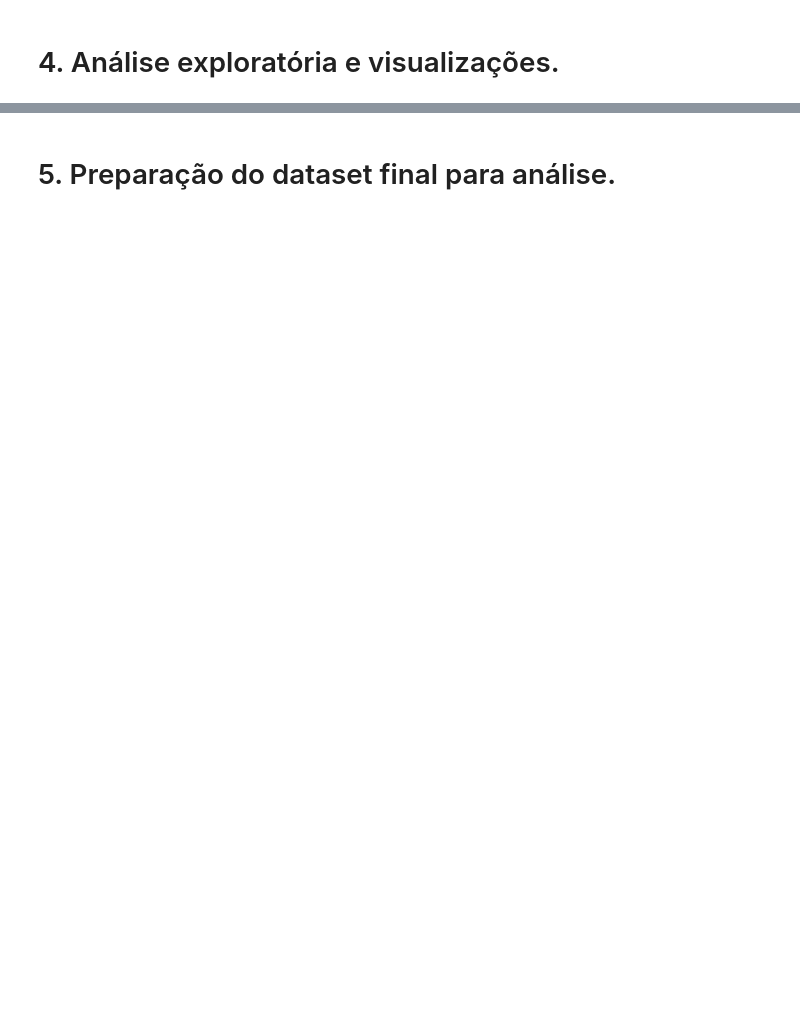
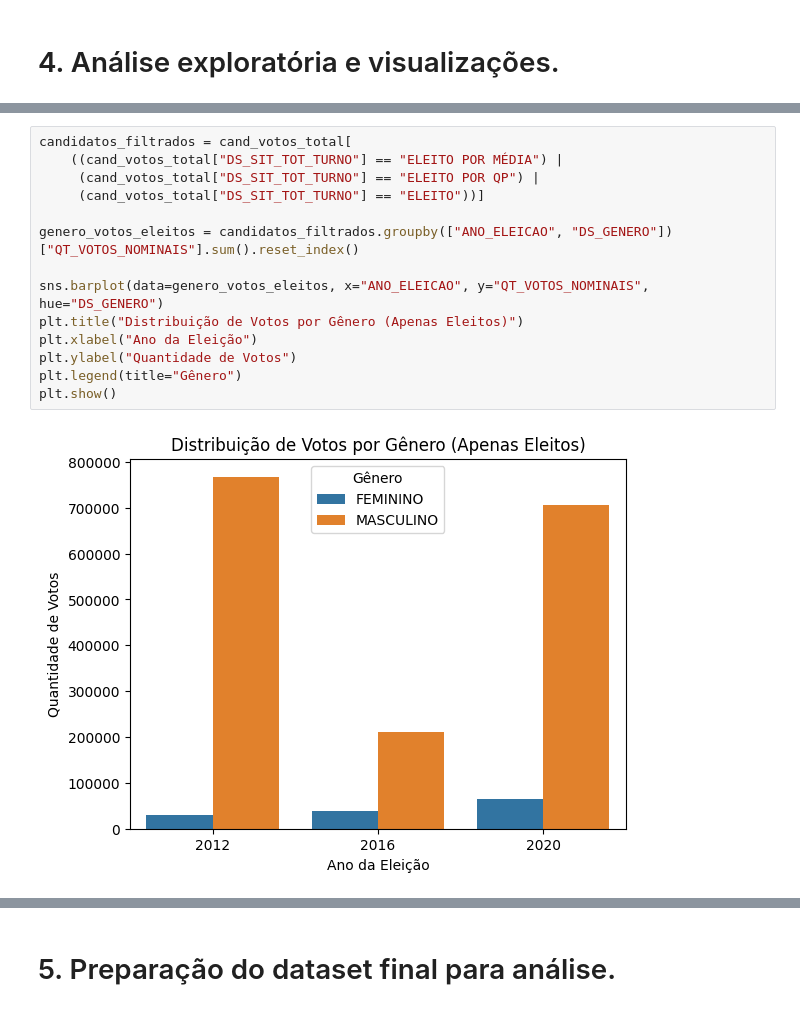
Before and after one commit to aliccestari/TF-coleta-dados, a Jupyter notebook: notebook_inicial.ipynb, the cells around one changed output, grey strips where cells are left out. Cells and saved outputs as stored; diff of their text form; blank space fills up the shorter version.

```diff
--- a/notebook_inicial.ipynb
+++ b/notebook_inicial.ipynb
@@ -447,0 +453,16 @@ Arquivo consolidado salvo com sucesso!
+# %%
+candidatos_filtrados = cand_votos_total[
+    ((cand_votos_total["DS_SIT_TOT_TURNO"] == "ELEITO POR MÉDIA") |
+     (cand_votos_total["DS_SIT_TOT_TURNO"] == "ELEITO POR QP") |
+     (cand_votos_total["DS_SIT_TOT_TURNO"] == "ELEITO"))]
+
+genero_votos_eleitos = candidatos_filtrados.groupby(["ANO_ELEICAO", "DS_GENERO"])["QT_VOTOS_NOMINAIS"].sum().reset_index()
+
+sns.barplot(data=genero_votos_eleitos, x="ANO_ELEICAO", y="QT_VOTOS_NOMINAIS", hue="DS_GENERO")
+plt.title("Distribuição de Votos por Gênero (Apenas Eleitos)")
+plt.xlabel("Ano da Eleição")
+plt.ylabel("Quantidade de Votos")
+plt.legend(title="Gênero")
+plt.show()
+# %% [output]
+[figure, added]
```
Also changed, not shown: parts of 23 cells of this notebook, 5 other files.
